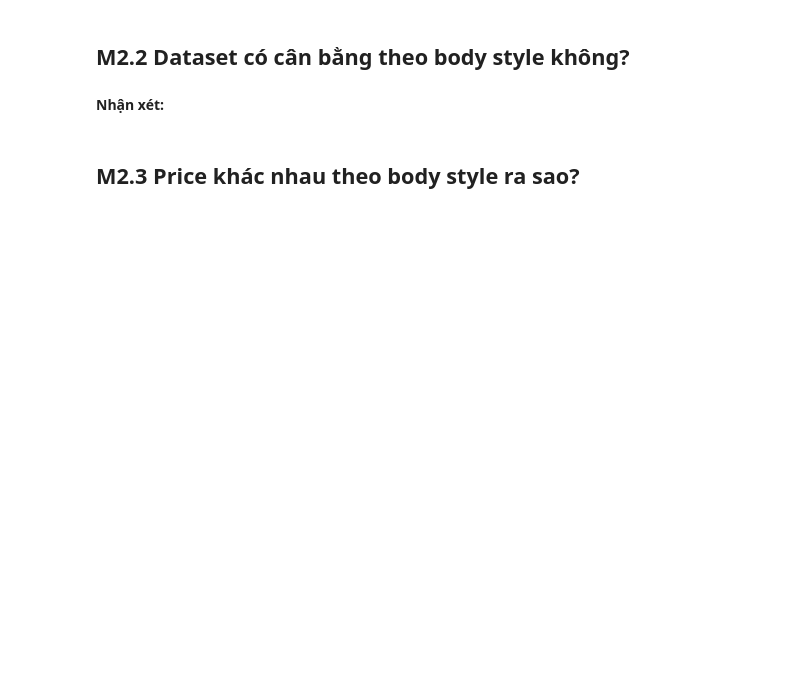
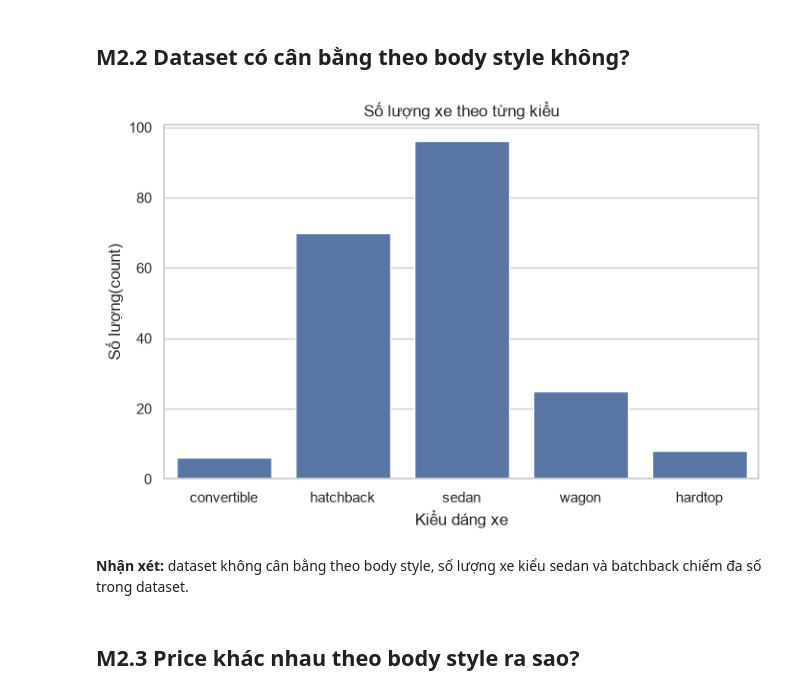
Before and after one commit to TNTruong196/mliot-pyml-2026-hw, a Jupyter notebook: week02/numpy-pandas-eda-hw/numpy_pandas_eda_hw.ipynb, the cells around one changed output. Cells and saved outputs as stored; diff of their text form; code cells hidden in the pictures; blank space fills up the shorter version.

```diff
--- a/week02/numpy-pandas-eda-hw/numpy_pandas_eda_hw.ipynb
+++ b/week02/numpy-pandas-eda-hw/numpy_pandas_eda_hw.ipynb
@@ -311,8 +448,16 @@ Mỗi biểu đồ cần:
 ## M2.2 Dataset có cân bằng theo body style không?
 # %%
 # TODO M2.2: countplot của body_style
+sns.countplot(data=df_clean, x= 'body_style')
+plt.title('Số lượng xe theo từng kiểu')
+plt.xlabel('Kiểu dáng xe')
+plt.ylabel('Số lượng(count)')
+plt.show()
+# %% [output]
+[figure, added]
 # %% [markdown]
-**Nhận xét:** <!-- 1--2 câu -->
+**Nhận xét:**
+dataset không cân bằng theo body style, số lượng xe kiểu sedan và batchback chiếm đa số trong dataset.
 # %% [markdown]
 ## M2.3 Price khác nhau theo body style ra sao?
 # %%
```
Also changed, not shown: parts of 24 cells of this notebook.
